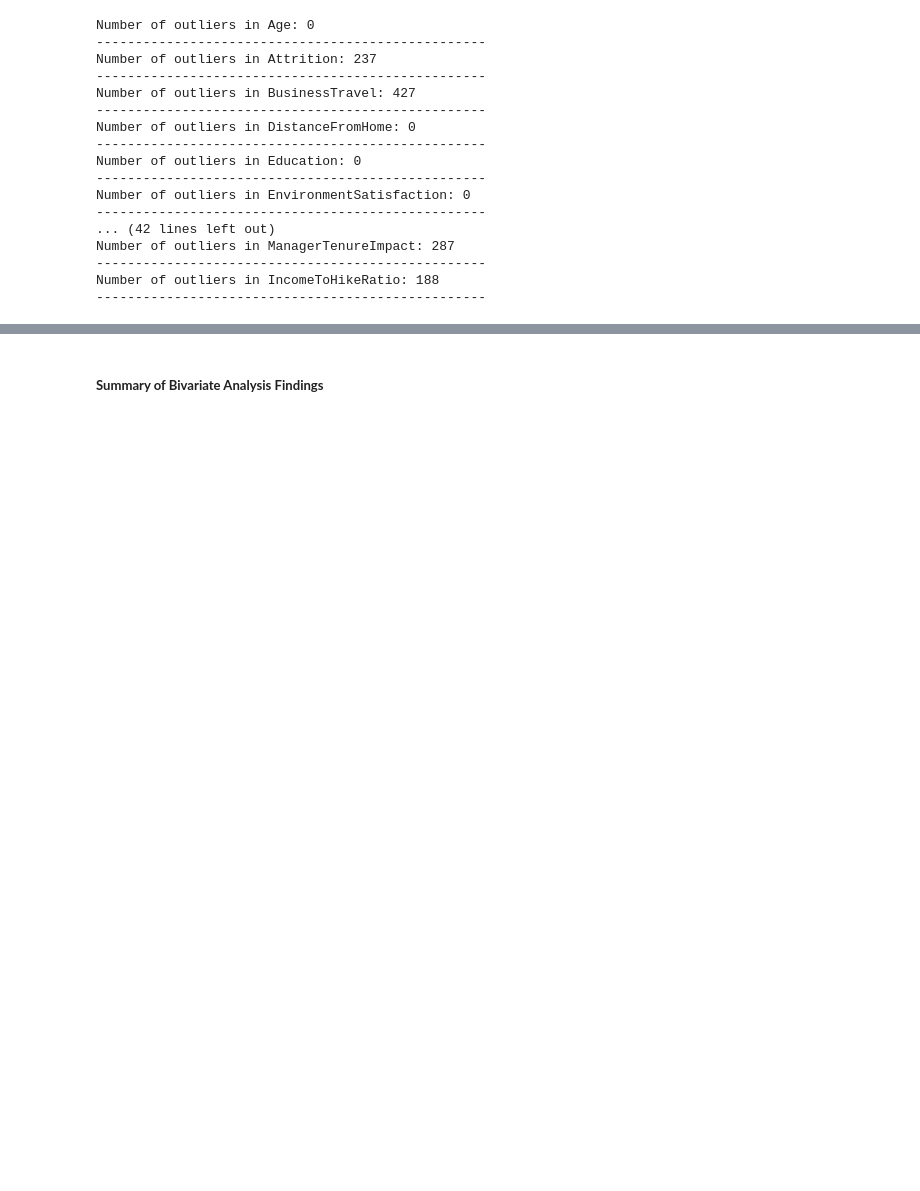
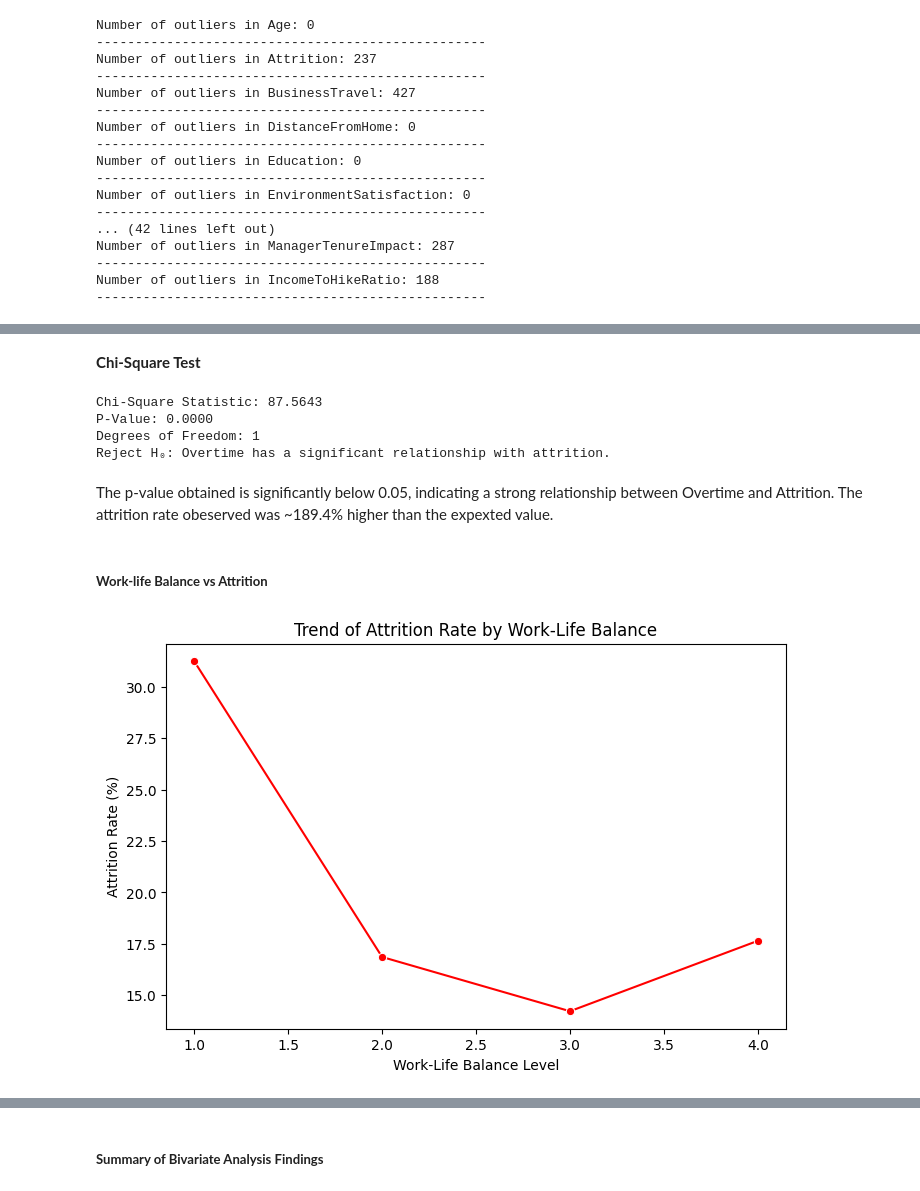
Before and after one commit to APaguil1990/SOLLDA1_MCO, a Jupyter notebook: IBM-Employee-Attrition-MCO.ipynb, the cells around one changed output, grey strips where cells are left out. Cells and saved outputs as stored; diff of their text form; code cells hidden in the pictures; blank space fills up the shorter version.

Commit message:
Interpretation nalang

```diff
--- a/IBM-Employee-Attrition-MCO.ipynb
+++ b/IBM-Employee-Attrition-MCO.ipynb
@@ -555,0 +621,32 @@ plt.show()
+# %% [markdown]
+**Chi-Square Test**
+# %%
+print(f"\nChi-Square Statistic: {chi2:.4f}")
+print(f"P-Value: {p:.4f}")
+print(f"Degrees of Freedom: {dof}")
+
+# Interpretation
+if p < 0.05:
+    print("Reject H₀: Overtime has a significant relationship with attrition.")
+else:
+    print("Fail to reject H₀: No significant relationship between employee overtime and attrition.")
+# %% [output]
+Chi-Square Statistic: 87.5643
+P-Value: 0.0000
+Degrees of Freedom: 1
+Reject H₀: Overtime has a significant relationship with attrition.
+# %% [markdown]
+The p-value obtained is significantly below 0.05, indicating a strong relationship between Overtime and Attrition. The attrition rate obeserved was ~189.4% higher than the expexted value.
+# %% [markdown]
+##### **Work-life Balance vs Attrition**
+# %%
+_sub_df = df[['WorkLifeBalance', 'Attrition']].copy()
+attrition_rates = df.groupby('WorkLifeBalance')['Attrition'].mean() * 100
+plt.figure(figsize=(8,5))
+sns.lineplot(x=attrition_rates.index, y=attrition_rates.values, marker="o", color="red")
+plt.xlabel("Work-Life Balance Level")
+plt.ylabel("Attrition Rate (%)")
+plt.title("Trend of Attrition Rate by Work-Life Balance")
+plt.show()
+# %% [output]
+[figure, added]
```
Also changed, not shown: parts of 45 cells of this notebook.
